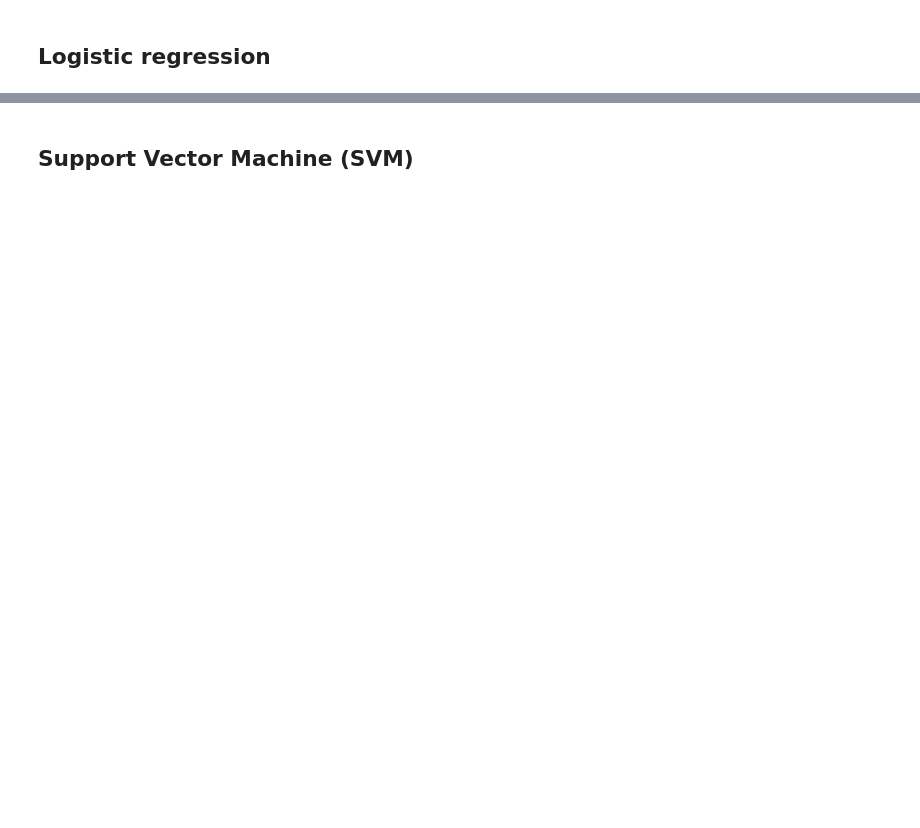
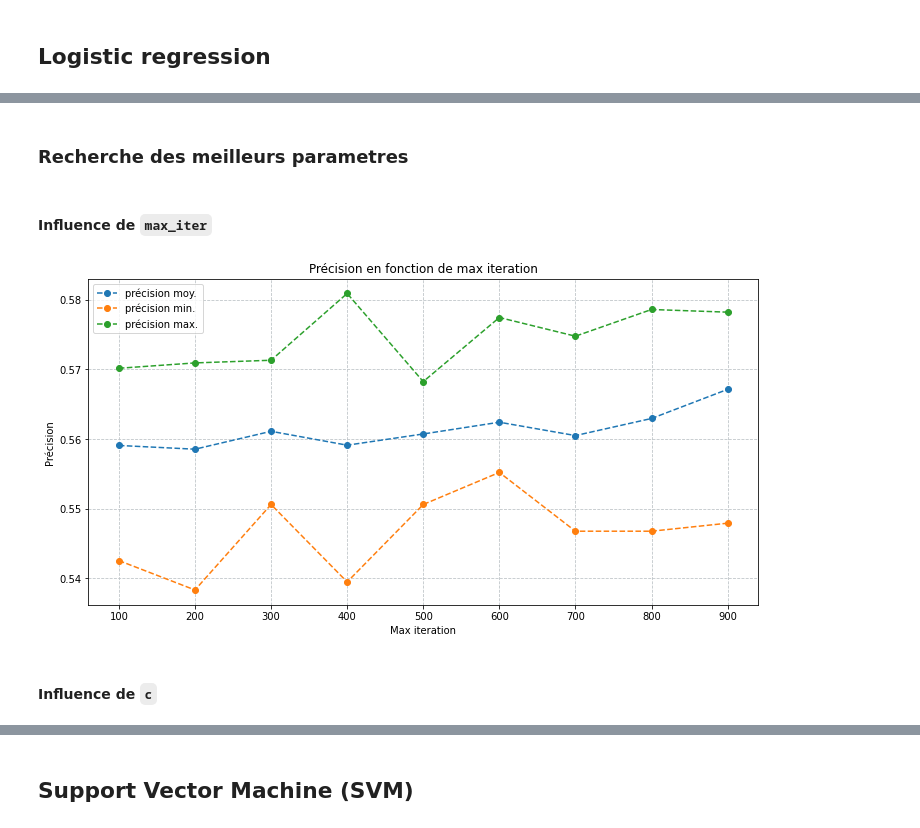
Before and after one commit to virtuel75/avila-analysis, a Jupyter notebook: notebook/avila_analysis.ipynb, the cells around one changed output, grey strips where cells are left out. Drawn from its saved outputs; the diff is of its cells as text; code cells hidden in the pictures; blank space fills up the shorter version.

```diff
--- a/notebook/avila_analysis.ipynb
+++ b/notebook/avila_analysis.ipynb
@@ -423,12 +531,0 @@ from sklearn.linear_model import LogisticRegression
-# %%
-max_iter = 1000
-c_param_range = [0.001, 0.01, 0.1, 1, 10, 100]
-
-lr_result = []
-
-for c in c_param_range:
-  lr_c_model = LogisticRegression(multi_class='multinomial', random_state=0, max_iter=max_iter, C=c)
-  train, test = train_test[0]
-  accuracy, _ = test_model(lr_c_model, train, test, target_attribute)
-
-  lr_result.append((c, accuracy))
@@ -474,0 +547,30 @@ precision max.: 0.593175
+# %% [markdown]
+### Recherche des meilleurs parametres
+# %% [markdown]
+#### Influence de `max_iter`
+# %%
+lr_max_iter_range = [i for i in range(100, 1000, 100)]
+# %%
+lr_max_iter_result = []
+
+for max_iter in lr_max_iter_range:
+  model = LogisticRegression(multi_class='multinomial', max_iter=max_iter)
+  accuracy, _ = test_model(model, data_tr, target_attribute)
+
+  lr_max_iter_result.append((k, accuracy))
+# %%
+lr_max_iter_values = lr_max_iter_range[:]
+lr_max_iter_acc_stats = [acc_statistic(accuracy) for _, accuracy in lr_max_iter_result]
+lr_max_iter_mean_accuracy = [mean_acc for mean_acc, _, _ in lr_max_iter_acc_stats]
+lr_max_iter_min_accuracy = [min_acc for _, min_acc, _ in lr_max_iter_acc_stats]
+lr_max_iter_max_accuracy = [max_acc for _, _, max_acc in lr_max_iter_acc_stats]
+# %%
+analyse_result_with_plot(lr_max_iter_values,
+                         lr_max_iter_mean_accuracy,
+                         lr_max_iter_min_accuracy,
+                         lr_max_iter_max_accuracy,
+                         'Max iteration',
+                         'Précision',
+                         'Précision en fonction de max iteration')
+# %% [output]
+[figure, added]
@@ -474,0 +579,2 @@ precision max.: 0.593175
+# %% [markdown]
+#### Influence de `c`
```
Also changed, not shown: parts of 162 cells of this notebook.
